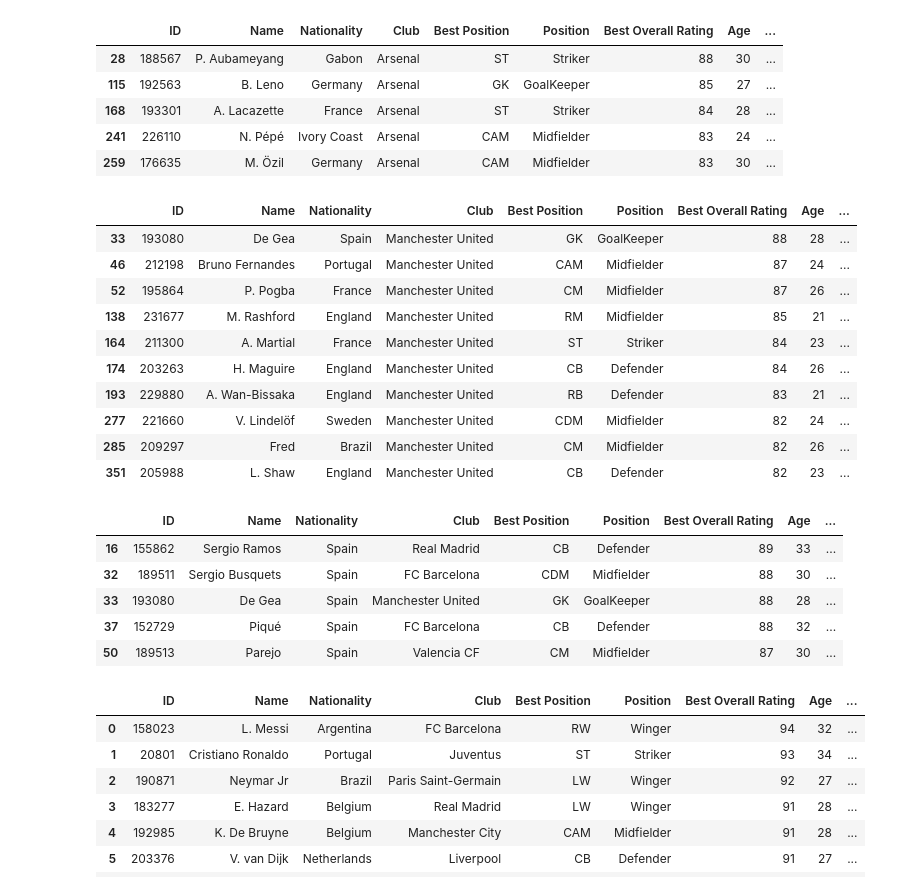
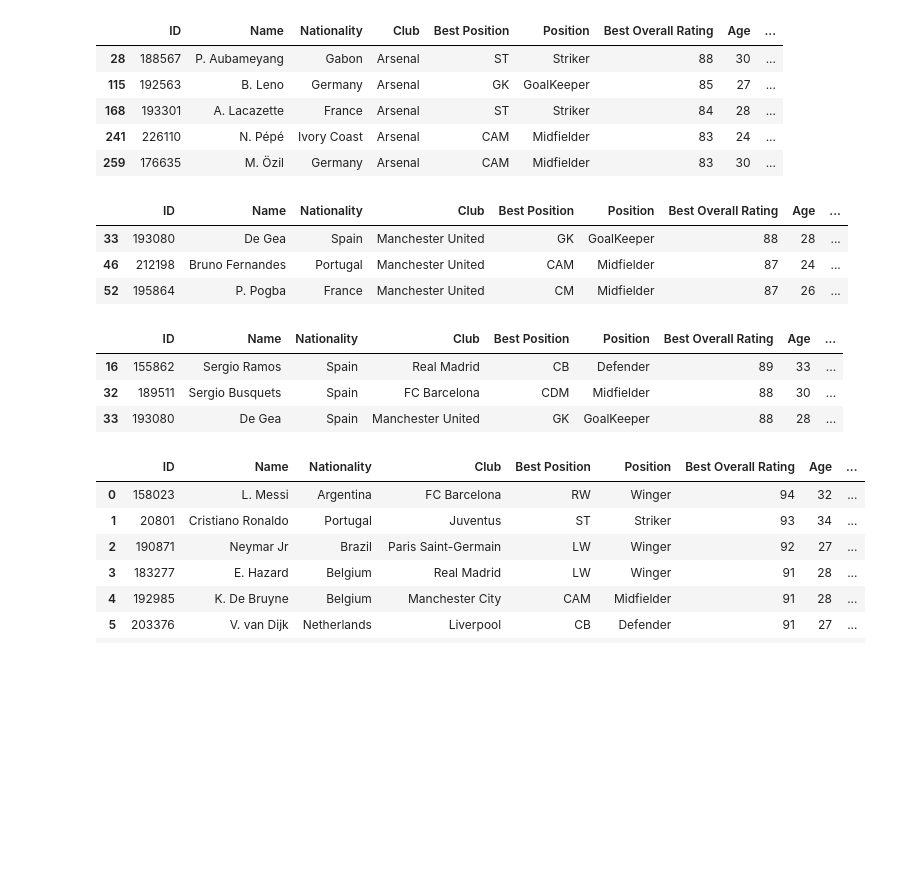
Before and after one commit to gokulnathperiasamy/FIFA2020_DataAnalysis, a Jupyter notebook: Notebook/FIFA2020DataAnalysis.ipynb, the cells around one changed output. Drawn from its saved outputs; the diff is of its cells as text; code cells hidden in the pictures; blank space fills up the shorter version.

```diff
--- a/Notebook/FIFA2020DataAnalysis.ipynb
+++ b/Notebook/FIFA2020DataAnalysis.ipynb
@@ -97,8 +139,13 @@ original_player_data['Composure'].fillna(floor(original_player_data['Composure']
 original_player_data['Marking'].fillna(floor(original_player_data['Marking'].mean()), inplace=True)
 original_player_data['DefensiveAwareness'].fillna(floor(original_player_data['DefensiveAwareness'].mean()), inplace=True)
 # %%
-original_player_data[['Name', 'Nationality', 'Club', 'Best Position', 'Position']] = original_player_data[['Name', 'Nationality', 'Club', 'Best Position', 'Position']].astype('string')
+original_player_data[['Name', 'Nationality', 'Club', 'Best Position', 'Position']] = original_player_data[['Name', 'Nationality', 'Club', 'Best Position', 'Position']].astype('str')
 original_player_data[['Best Overall Rating', 'Contract Valid Until', 'International Reputation', 'Weak Foot', 'Skill Moves', 'Crossing', 'Finishing', 'HeadingAccuracy', 'ShortPassing', 'Volleys', 'Dribbling', 'Curve', 'FKAccuracy', 'LongPassing', 'BallControl', 'Acceleration', 'SprintSpeed', 'Agility', 'Reactions', 'Balance', 'ShotPower', 'Jumping', 'Stamina', 'Strength', 'LongShots', 'Aggression', 'Interceptions', 'Positioning', 'Vision', 'Penalties', 'Composure', 'Marking', 'StandingTackle', 'SlidingTackle', 'GKDiving', 'GKHandling', 'GKKicking', 'GKPositioning', 'GKReflexes', 'DefensiveAwareness']] = original_player_data[['Best Overall Rating', 'Contract Valid Until', 'International Reputation', 'Weak Foot', 'Skill Moves', 'Crossing', 'Finishing', 'HeadingAccuracy', 'ShortPassing', 'Volleys', 'Dribbling', 'Curve', 'FKAccuracy', 'LongPassing', 'BallControl', 'Acceleration', 'SprintSpeed', 'Agility', 'Reactions', 'Balance', 'ShotPower', 'Jumping', 'Stamina', 'Strength', 'LongShots', 'Aggression', 'Interceptions', 'Positioning', 'Vision', 'Penalties', 'Composure', 'Marking', 'StandingTackle', 'SlidingTackle', 'GKDiving', 'GKHandling', 'GKKicking', 'GKPositioning', 'GKReflexes', 'DefensiveAwareness']].astype(int)
+# %%
+original_player_data.loc[original_player_data['ID'] == 205988, ['Best Position']] = 'LB'
+original_player_data.loc[original_player_data['ID'] == 211300, ['Best Position']] = 'LW'
+original_player_data.loc[original_player_data['ID'] == 231677, ['Best Position']] = 'ST'
+original_player_data.loc[original_player_data['ID'] == 221660, ['Best Position']] = 'CB'
 # %%
 original_player_data = original_player_data[['ID', 'Name', 'Nationality', 'Club', 'Best Position', 'Position', 'Best Overall Rating', 'Age', 'Value', 'Wage', 'Joined', 'Contract Valid Until', 'Release Clause', 'Overall', 'Potential', 'Height', 'Weight', 'Preferred Foot', 'Photo', 'Flag', 'Club Logo', 'Special', 'International Reputation', 'Weak Foot', 'Skill Moves', 'Work Rate', 'Body Type', 'Real Face', 'Jersey Number', 'Loaned From', 'Crossing', 'Finishing', 'HeadingAccuracy', 'ShortPassing', 'Volleys', 'Dribbling', 'Curve', 'FKAccuracy', 'LongPassing', 'BallControl', 'Acceleration', 'SprintSpeed', 'Agility', 'Reactions', 'Balance', 'ShotPower', 'Jumping', 'Stamina', 'Strength', 'LongShots', 'Aggression', 'Interceptions', 'Positioning', 'Vision', 'Penalties', 'Composure', 'Marking', 'StandingTackle', 'SlidingTackle', 'GKDiving', 'GKHandling', 'GKKicking', 'GKPositioning', 'GKReflexes', 'DefensiveAwareness']]
 # %%
@@ -205,28 +247,19 @@ get_player_by_club("Arsenal").head()
 | 241 | 226110 | N. Pépé | Ivory Coast | Arsenal | CAM | Midfielder | 83 | 24 | ... |
 | 259 | 176635 | M. Özil | Germany | Arsenal | CAM | Midfielder | 83 | 30 | ... |
 # %%
-get_player_by_club("Manchester United").head(10)
+get_player_by_club("Manchester United").head(3)
 # %% [output]
 |  | ID | Name | Nationality | Club | Best Position | Position | Best Overall Rating | Age | ... |
 | 33 | 193080 | De Gea | Spain | Manchester United | GK | GoalKeeper | 88 | 28 | ... |
 | 46 | 212198 | Bruno Fernandes | Portugal | Manchester United | CAM | Midfielder | 87 | 24 | ... |
 | 52 | 195864 | P. Pogba | France | Manchester United | CM | Midfielder | 87 | 26 | ... |
-| 138 | 231677 | M. Rashford | England | Manchester United | RM | Midfielder | 85 | 21 | ... |
-| 164 | 211300 | A. Martial | France | Manchester United | ST | Striker | 84 | 23 | ... |
-| 174 | 203263 | H. Maguire | England | Manchester United | CB | Defender | 84 | 26 | ... |
-| 193 | 229880 | A. Wan-Bissaka | England | Manchester United | RB | Defender | 83 | 21 | ... |
-| 277 | 221660 | V. Lindelöf | Sweden | Manchester United | CDM | Midfielder | 82 | 24 | ... |
-| 285 | 209297 | Fred | Brazil | Manchester United | CM | Midfielder | 82 | 26 | ... |
-| 351 | 205988 | L. Shaw | England | Manchester United | CB | Defender | 82 | 23 | ... |
 # %%
-get_player_by_nationality("Spain").head()
+get_player_by_nationality("Spain").head(3)
 # %% [output]
 |  | ID | Name | Nationality | Club | Best Position | Position | Best Overall Rating | Age | ... |
 | 16 | 155862 | Sergio Ramos | Spain | Real Madrid | CB | Defender | 89 | 33 | ... |
 | 32 | 189511 | Sergio Busquets | Spain | FC Barcelona | CDM | Midfielder | 88 | 30 | ... |
 | 33 | 193080 | De Gea | Spain | Manchester United | GK | GoalKeeper | 88 | 28 | ... |
-| 37 | 152729 | Piqué | Spain | FC Barcelona | CB | Defender | 88 | 32 | ... |
-| 50 | 189513 | Parejo | Spain | Valencia CF | CM | Midfielder | 87 | 30 | ... |
 # %%
 get_player_by_overall(min_value=90, max_value=100)
 # %% [output]
```
Also changed, not shown: parts of 17 cells of this notebook.
